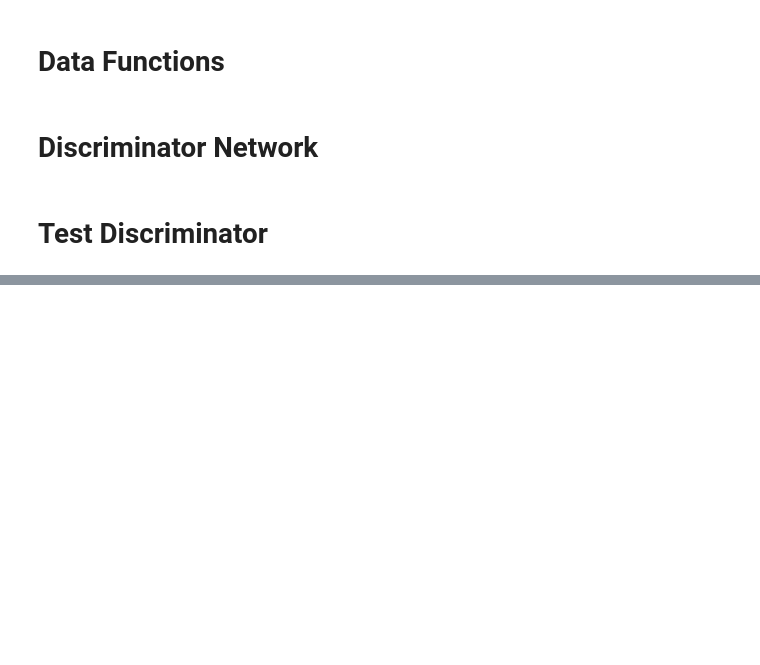
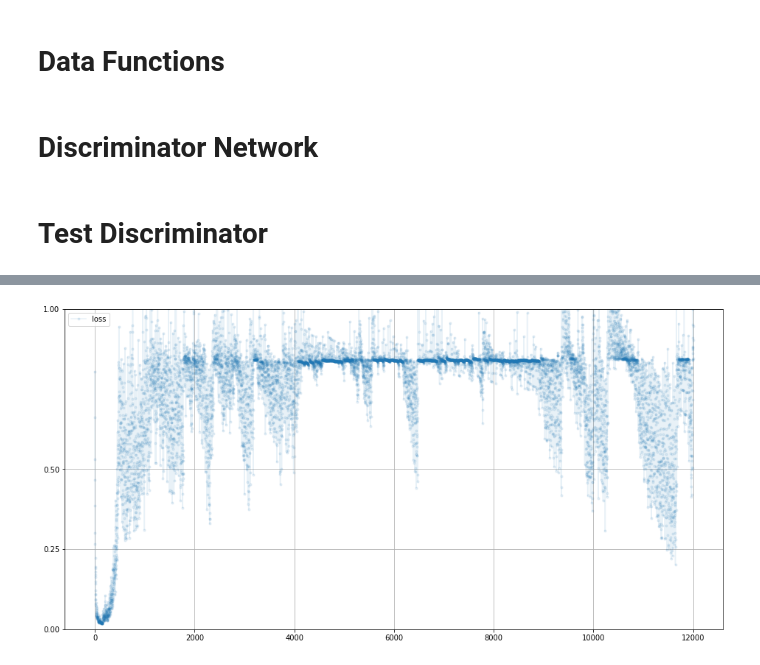
Before and after one commit to mucollabo/firstGAN, a Jupyter notebook: 07_training_handwriting.ipynb, the cells around one changed output, grey strips where cells are left out. Cells and saved outputs as stored; diff of their text form; code cells hidden in the pictures; blank space fills up the shorter version.

```diff
--- a/07_training_handwriting.ipynb
+++ b/07_training_handwriting.ipynb
@@ -188,0 +263,23 @@ for i in range(4):
+# %%
+%%time
+
+# create Discriminator and Generator
+
+D = Discriminator()
+G = Generator()
+
+
+# train Discriminator and Generator
+
+for label, image_data_tensor, target_tensor in mnist_dataset:
+  # train discriminator on true
+  D.train(image_data_tensor, torch.FloatTensor([1.0]))
+
+  # train discriminator on false
+  # use detach() so gradients in G are not calculated
+  D.train(G.forward(generate_random_seed(1)).detach(), torch.FloatTensor([0.0]))
+
+  # train generator
+  G.train(D, generate_random_seed(1), torch.FloatTensor([1.0]))
+
+  pass
@@ -188,0 +301,6 @@ for i in range(4):
+# %%
+# plot discriminator error
+
+D.plot_progress()
+# %% [output]
+[figure, added]
```
Also changed, not shown: parts of 11 cells of this notebook.
